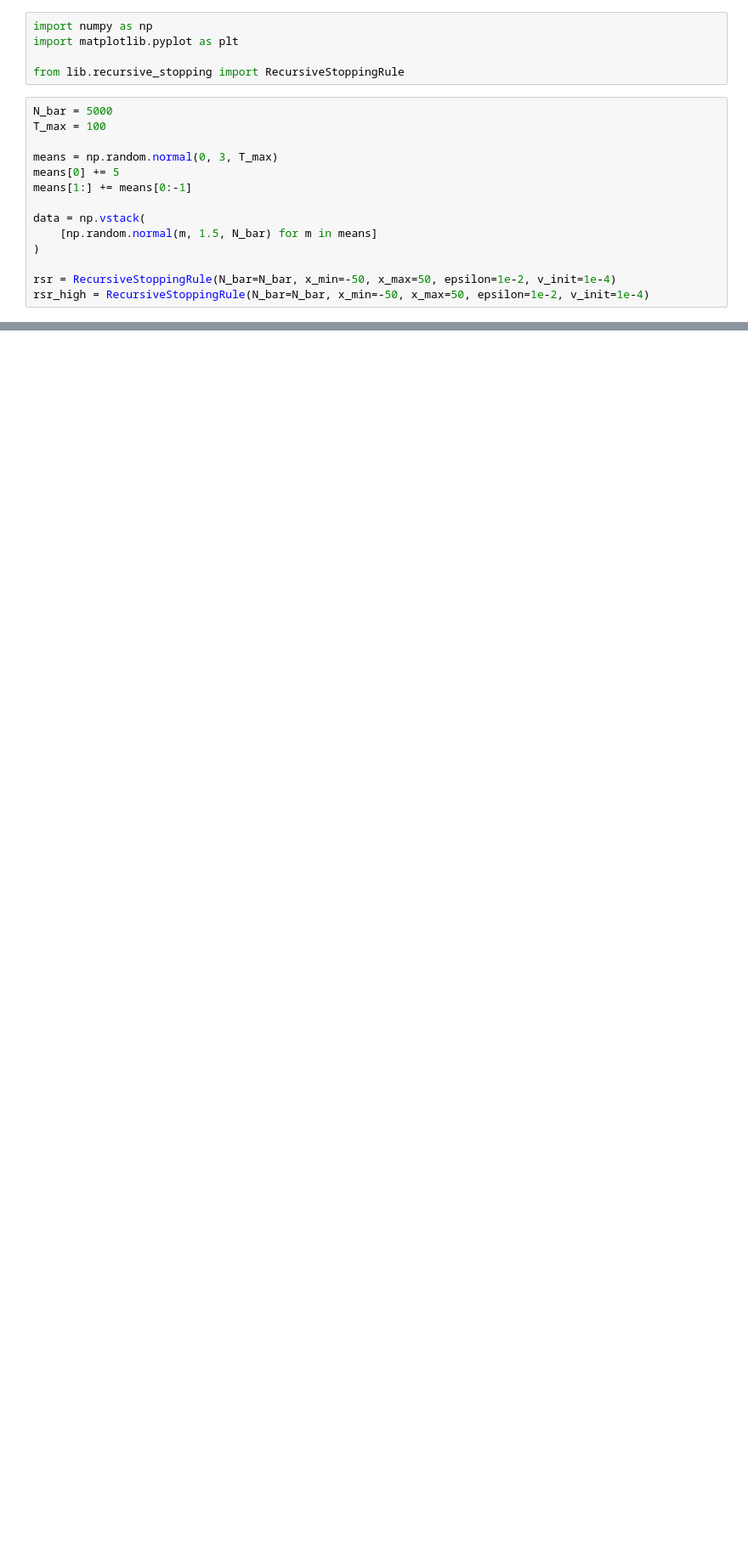
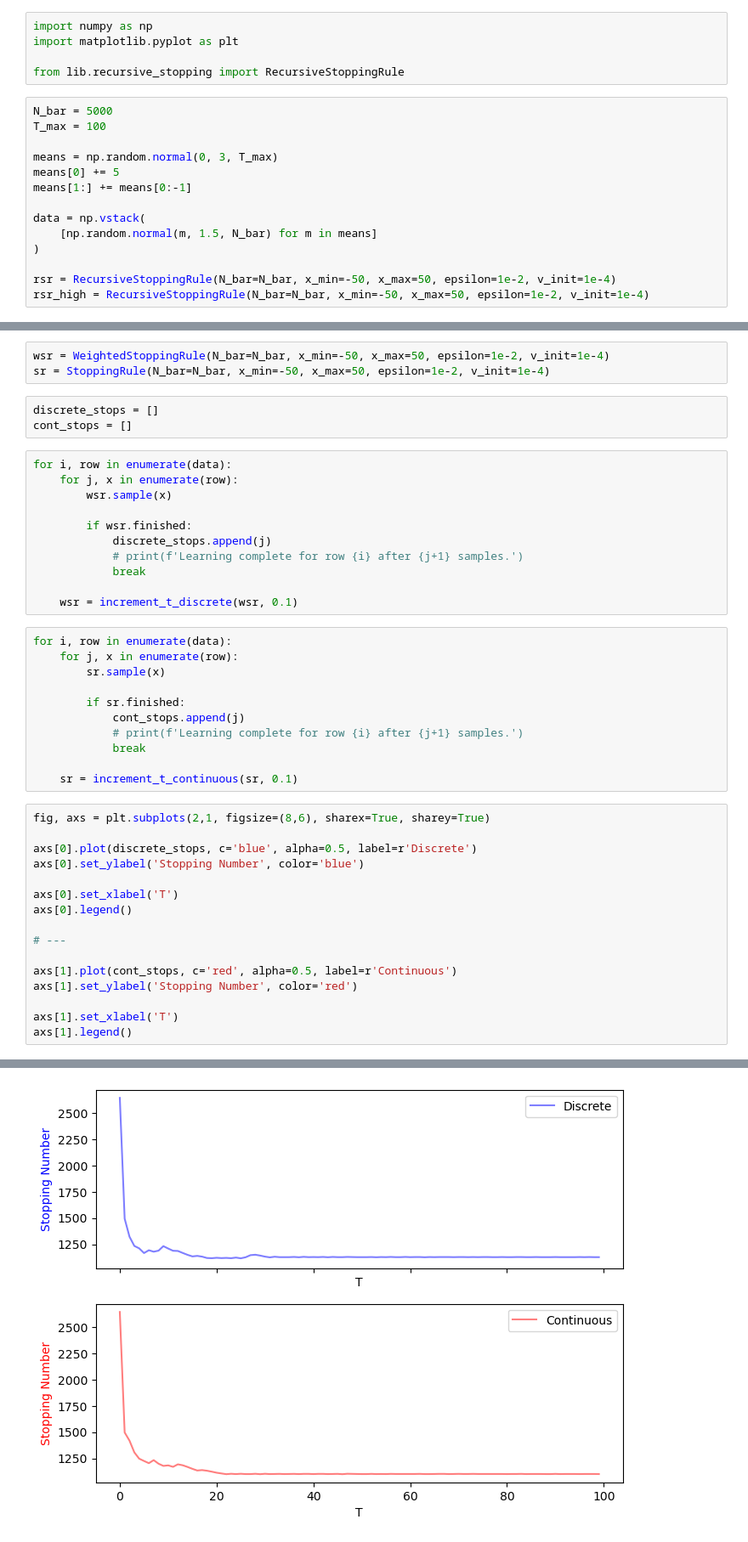
Before and after one commit to Langbridge/Non-IID-OT, a Jupyter notebook: recursive_stopping_test.ipynb, the cells around one changed output, grey strips where cells are left out. Shown at 85% size. Saved outputs shown, nothing was run; the diff lists cells and outputs as text; blank space fills up the shorter version.

```diff
--- a/recursive_stopping_test.ipynb
+++ b/recursive_stopping_test.ipynb
@@ -68,0 +125,45 @@ axs[1].legend()
+# %%
+wsr = WeightedStoppingRule(N_bar=N_bar, x_min=-50, x_max=50, epsilon=1e-2, v_init=1e-4)
+sr = StoppingRule(N_bar=N_bar, x_min=-50, x_max=50, epsilon=1e-2, v_init=1e-4)
+# %%
+discrete_stops = []
+cont_stops = []
+# %%
+for i, row in enumerate(data):
+    for j, x in enumerate(row):
+        wsr.sample(x)
+
+        if wsr.finished:
+            discrete_stops.append(j)
+            # print(f'Learning complete for row {i} after {j+1} samples.')
+            break
+
+    wsr = increment_t_discrete(wsr, 0.1)
+# %%
+for i, row in enumerate(data):
+    for j, x in enumerate(row):
+        sr.sample(x)
+
+        if sr.finished:
+            cont_stops.append(j)
+            # print(f'Learning complete for row {i} after {j+1} samples.')
+            break
+
+    sr = increment_t_continuous(sr, 0.1)
+# %%
+fig, axs = plt.subplots(2,1, figsize=(8,6), sharex=True, sharey=True)
+
+axs[0].plot(discrete_stops, c='blue', alpha=0.5, label=r'Discrete')
+axs[0].set_ylabel('Stopping Number', color='blue')
+
+axs[0].set_xlabel('T')
+axs[0].legend()
+
+# ---
+
+axs[1].plot(cont_stops, c='red', alpha=0.5, label=r'Continuous')
+axs[1].set_ylabel('Stopping Number', color='red')
+
+axs[1].set_xlabel('T')
+axs[1].legend()
+# %% [output]
@@ -68,0 +171 @@ axs[1].legend()
+[figure, added]
```
Also changed, not shown: parts of 7 cells of this notebook, 4 other files.
